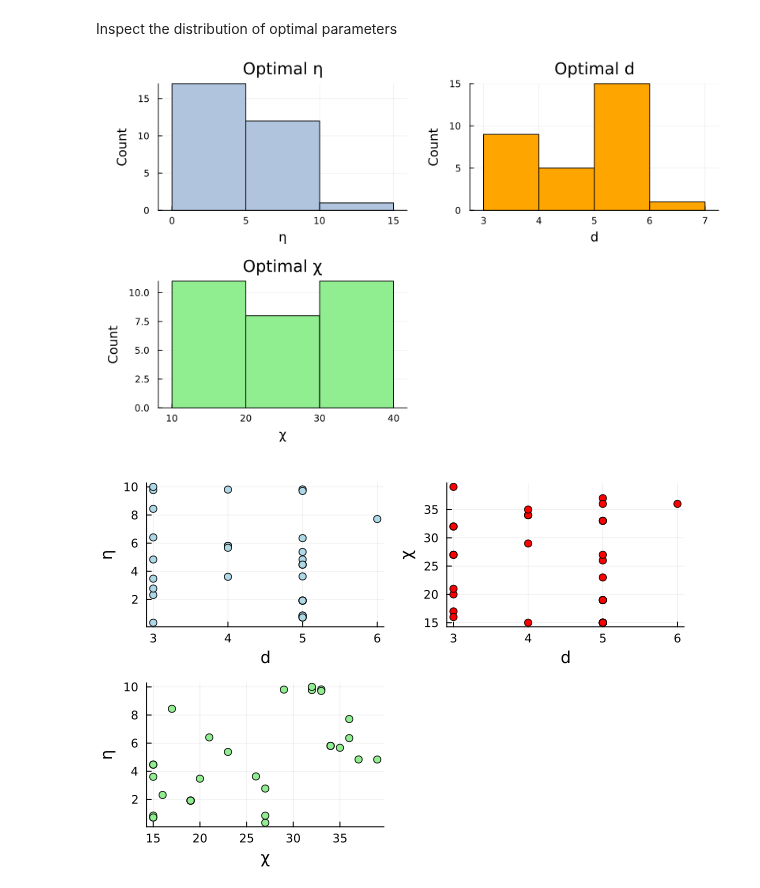
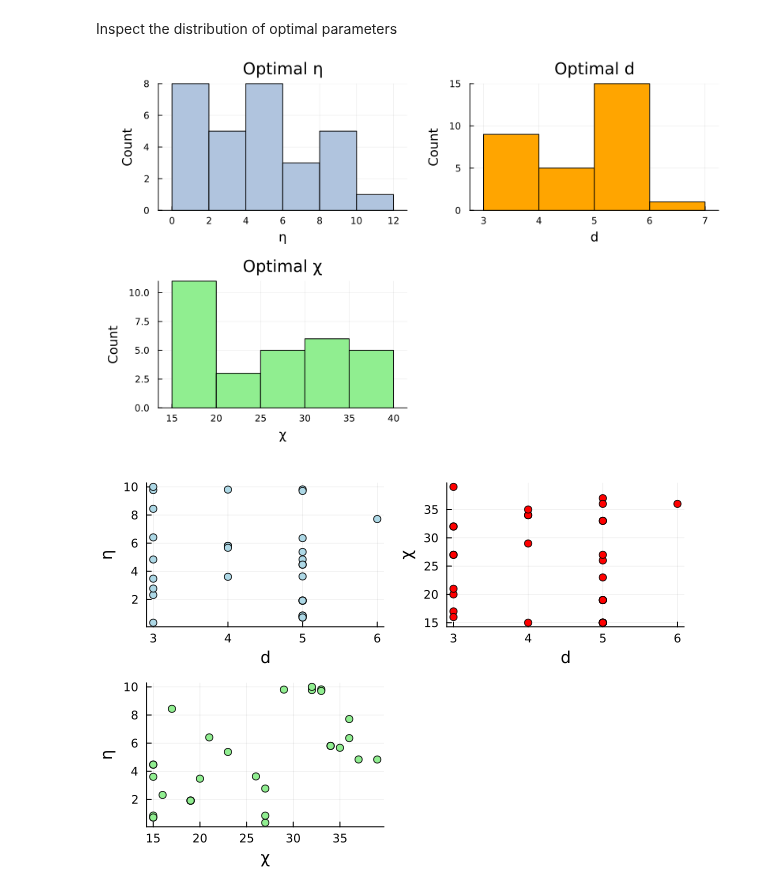
Before and after one commit to jmoo2880/QuantumInspiredML, a Jupyter notebook: FinalBenchmarks/ECG200/ECG200Inspect.ipynb, the cells around one changed output. Cells and saved outputs as stored; diff of their text form; code cells hidden in the pictures.

```diff
--- a/FinalBenchmarks/ECG200/ECG200Inspect.ipynb
+++ b/FinalBenchmarks/ECG200/ECG200Inspect.ipynb
@@ -44,13 +44,13 @@ Inspect the distribution of optimal parameters
 # %%
 all_etas_r1 = [per_fold_best_model_r1[i]["eta"] for i in 1:length(per_fold_best_model_r1)]
 all_ds_r1 = [per_fold_best_model_r1[i]["d"] for i in 1:length(per_fold_best_model_r1)]
 all_chis_r1 = [per_fold_best_model_r1[i]["chi_max"] for i in 1:length(per_fold_best_model_r1)];
-p1 = histogram(all_etas_r1, label="", xlabel="η", ylabel="Count", title="Optimal η", c=:lightsteelblue)
-p2 = histogram(all_ds_r1, label="", xlabel="d", ylabel="Count", title="Optimal d", c=:orange)
-p3 = histogram(all_chis_r1, label="", xlabel="χ", ylabel="Count", title = "Optimal χ", c=:lightgreen)
+p1 = histogram(all_etas_r1, label="", xlabel="η", ylabel="Count", title="Optimal η", c=:lightsteelblue, bins=5)
+p2 = histogram(all_ds_r1, label="", xlabel="d", ylabel="Count", title="Optimal d", c=:orange, bins=5)
+p3 = histogram(all_chis_r1, label="", xlabel="χ", ylabel="Count", title = "Optimal χ", c=:lightgreen, bins=5)
 plot(p1, p2, p3, size=(800, 500), left_margin=5mm, bottom_margin=5mm)
 # %% [output]
-[figure, old version]
+[figure, new version]
 # %%
 p1 = scatter(all_ds_r1, all_etas_r1, label="", xlabel="d", ylabel="η", color=:lightblue)
 p2 = scatter(all_ds_r1, all_chis_r1, label="", xlabel="d", ylabel="χ", color=:red)
```
